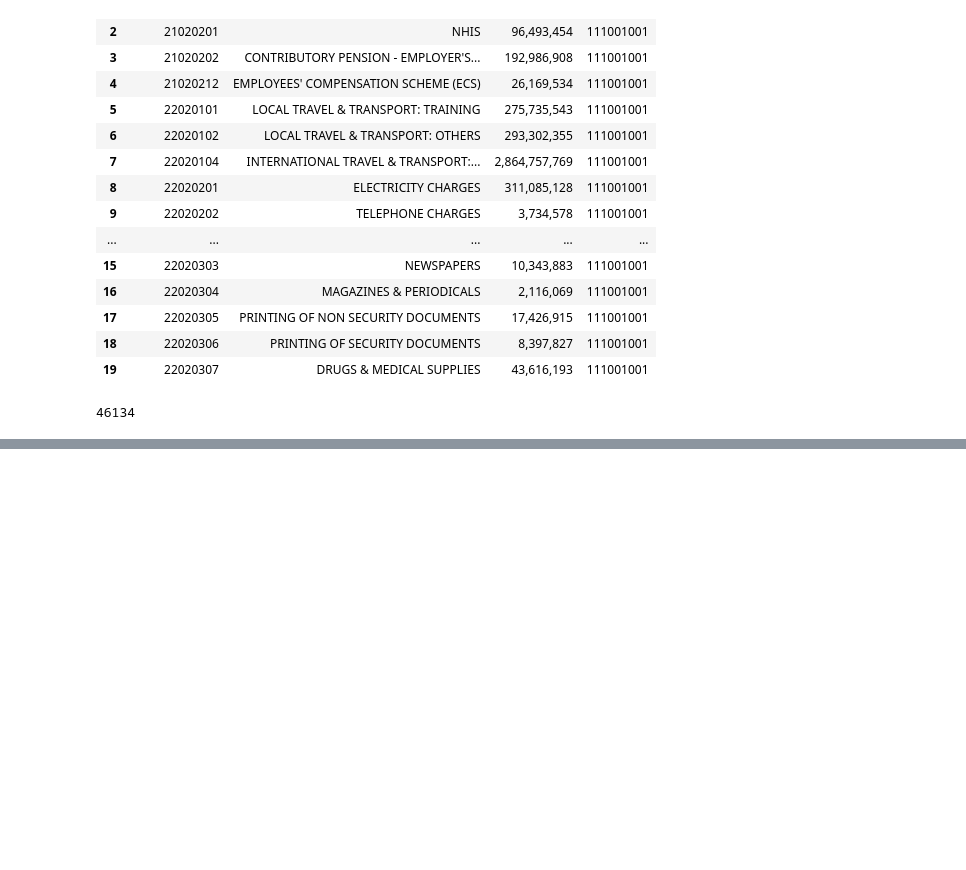
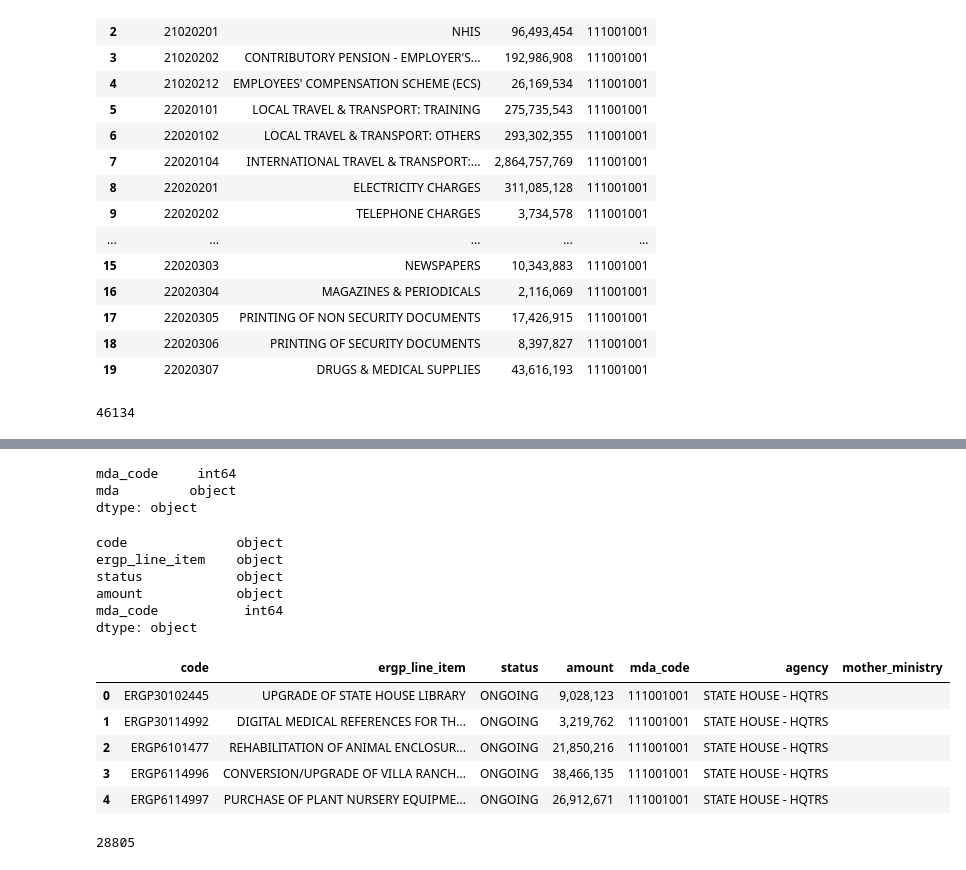
Before and after one commit to abelunbound/fg_interactive_budget, a Jupyter notebook: dev.ipynb, the cells around one changed output, grey strips where cells are left out. Cells and saved outputs as stored; diff of their text form; code cells hidden in the pictures; blank space fills up the shorter version.

```diff
--- a/dev.ipynb
+++ b/dev.ipynb
@@ -49,0 +74,18 @@ print(len(df))
+# %%
+# ERGP budget data ingestion
+import os
+input_path = "data/outputs/budget_split_into_capital_and_all_envelopes.xlsx"
+sheet_name = "ERGP_Tables"
+
+# Check if the file exists
+if not os.path.exists(input_path):
+    raise FileNotFoundError(f"The file at {input_path} does not exist. Check the path.")
+
+budget_df = pd.read_excel(input_path, sheet_name=sheet_name)
+
+budget_df_column_list = ['code', 'ergp_line_item', 'status', 'amount', 'mda_code']
+
+# final
+# budget_df_column_list = ['code', 'ergp_line_item', 'agency', 'mother_ministry', 'amount']
+
+budget_df.columns = budget_df_column_list
@@ -49,0 +101,13 @@ print(len(df))
+# %%
+#  MDA lookup data
+input_path = "data/inputs/2026_budget_helper_tables.xlsx"
+sheet_name = "2026_mdas"
+
+mda_lookup_table_df = pd.read_excel(input_path, sheet_name=sheet_name)
+mda_lookup_table_df = mda_lookup_table_df.iloc[:, :-2]
+mda_lookup_table_df = mda_lookup_table_df.dropna()
+mda_lookup_table_df['mda_code'] = mda_lookup_table_df['mda_code'].astype(int)
+
+
+# mda_lookup_table_df['mda_code'] = mda_lookup_table_df['mda_code'].dropna()
+# mda_lookup_table_df = mda_lookup_table_df.loc[:, ~mda_lookup_table_df.iloc[0].isna()]
@@ -49,0 +127,31 @@ print(len(df))
+# %%
+mda_lookup_table_df.dtypes
+# %% [output]
+mda_code     int64
+mda         object
+dtype: object
+# %%
+budget_df.dtypes
+# %% [output]
+code              object
+ergp_line_item    object
+status            object
+amount            object
+mda_code           int64
+dtype: object
+# %%
+# Create a dictionary for mapping mda_code to agency from mda_lookup_table_df
+mda_mapping = mda_lookup_table_df.set_index('mda_code')['mda'].to_dict()
+
+# Add the "agency" column to budget_df using .map()
+budget_df['agency'] = budget_df['mda_code'].map(mda_mapping)
+budget_df['mother_ministry'] = ""
+# %%
+budget_df.head()
+# %% [output]
+|  | code | ergp_line_item | status | amount | mda_code | agency | mother_ministry |
+| 0 | ERGP30102445 | UPGRADE OF STATE HOUSE LIBRARY | ONGOING | 9,028,123 | 111001001 | STATE HOUSE - HQTRS |  |
+| 1 | ERGP30114992 | DIGITAL MEDICAL REFERENCES FOR TH... | ONGOING | 3,219,762 | 111001001 | STATE HOUSE - HQTRS |  |
+| 2 | ERGP6101477 | REHABILITATION OF ANIMAL ENCLOSUR... | ONGOING | 21,850,216 | 111001001 | STATE HOUSE - HQTRS |  |
+| 3 | ERGP6114996 | CONVERSION/UPGRADE OF VILLA RANCH... | ONGOING | 38,466,135 | 111001001 | STATE HOUSE - HQTRS |  |
+| 4 | ERGP6114997 | PURCHASE OF PLANT NURSERY EQUIPME... | ONGOING | 26,912,671 | 111001001 | STATE HOUSE - HQTRS |  |
@@ -49,0 +160,4 @@ print(len(df))
+# %%
+print(len(budget_df))
+# %% [output]
+28805
```
Also changed, not shown: parts of 30 cells of this notebook, 13 other files.
